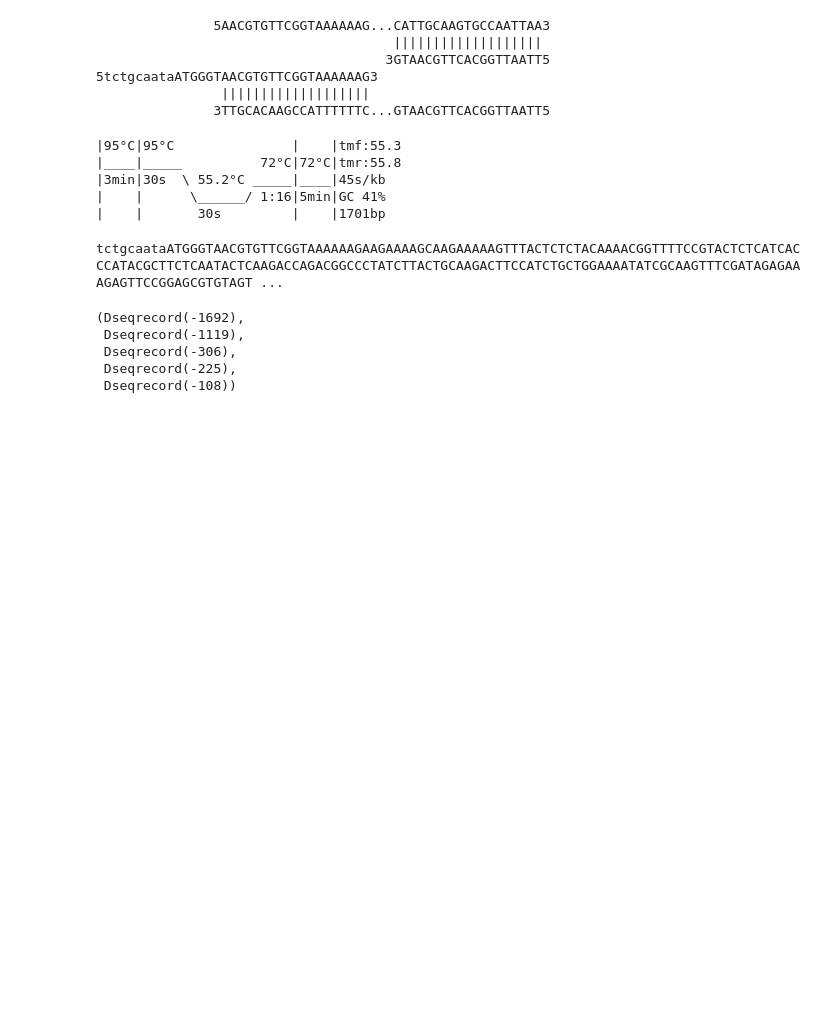
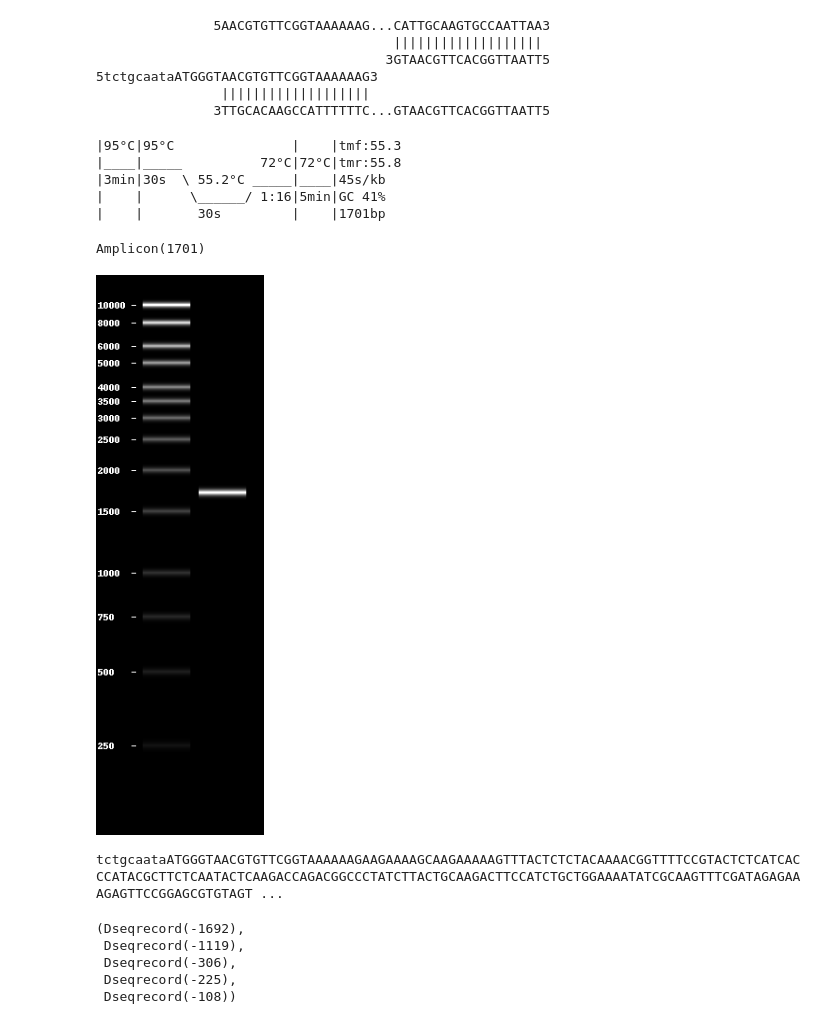
Before and after one commit to MetabolicEngineeringGroupCBMA/PrimerDesignNotebook, a Jupyter notebook: primer_design_for_pYKPa_cloning.ipynb, the cells around one changed output. Saved outputs shown, nothing was run; the diff lists cells and outputs as text; code cells hidden in the pictures; blank space fills up the shorter version.

```diff
--- a/primer_design_for_pYKPa_cloning.ipynb
+++ b/primer_design_for_pYKPa_cloning.ipynb
@@ -145,3 +146,7 @@ product.program()
 |3min|30s  \ 55.2°C _____|____|45s/kb
 |    |      \______/ 1:16|5min|GC 41%
 |    |       30s         |    |1701bp
+# %%
+product
+# %% [output]
+Amplicon(1701)
@@ -148,3 +156,8 @@ product.program()
+# %%
+gel([GeneRuler_1kb,
+     [product]])
+# %% [output]
+[figure, added]
 # %%
 print(product.seq)
 # %% [output]
```
Also changed, not shown: parts of 5 cells of this notebook.
